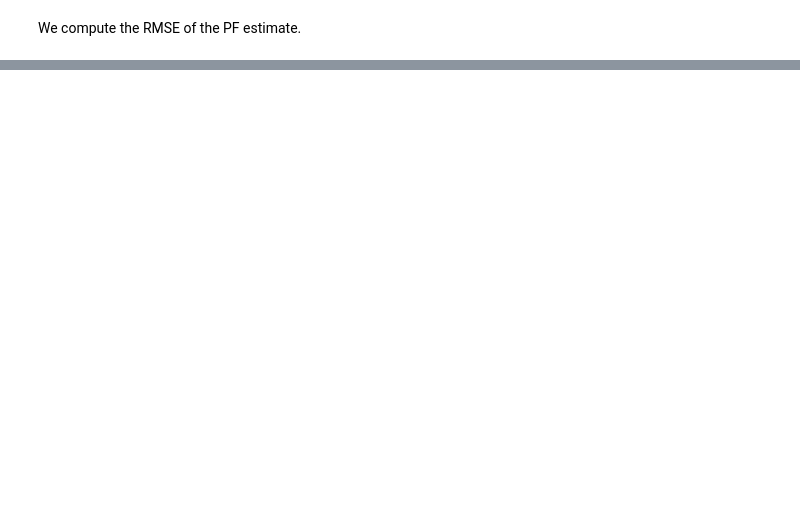
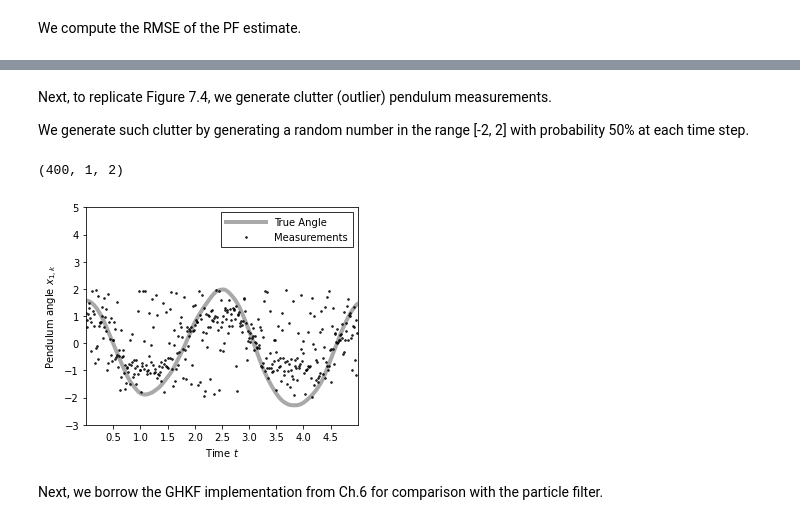
Before and after one commit to petergchang/sarkka-jax, a Jupyter notebook: Ch7.ipynb, the cells around one changed output, grey strips where cells are left out. Saved outputs shown, nothing was run; the diff lists cells and outputs as text; code cells hidden in the pictures; blank space fills up the shorter version.

Commit message:
Implement cluttered pendulum measurements

```diff
--- a/Ch7.ipynb
+++ b/Ch7.ipynb
@@ -75,6 +73,3 @@ plt.show()
 [figure]
 # %% [markdown]
 ##7.4 Sequential Importance Resampling
-# %%
-weights = jnp.ones(10) / 10
-key, subkey = jr.split(jr.PRNGKey(0), 2)
@@ -139,9 +121,9 @@ def bootstrap_pf(key, m_0, P_0, f, h, Q, R, Y, n_particles):
     )
     return ws, ps
 # %%
-key = jr.PRNGKey(0)
+key, subkey = jr.split(key, 2)
 P_0 = jnp.eye(m_0.shape[-1])*0.1
-n_particles = 1000
+n_particles = 2000
 _, particles_pf = bootstrap_pf(key, m_0, P_0, f, h, Q, r, obs, n_particles)
 m_pf = jnp.mean(particles_pf, axis=1)
 # %%
@@ -172,0 +160,50 @@ print(f'The standard deviation of measurement noise is: {jnp.sqrt(r):.2f}')
+# %% [markdown]
+Next, to replicate Figure 7.4, we generate clutter (outlier) pendulum measurements.
+
+We generate such clutter by generating a random number in the range [-2, 2] with probability 50% at each time step.
+# %%
+states.shape
+# %% [output]
+(400, 1, 2)
+# %%
+# Function to simulate pendulum
+def simulate_pendulum_clutter(key, h, r, states, c_range, c_prob):
+    def clutter(state, rng):
+        key1, key2, key3 = jr.split(rng, 3)
+        # Uncluttered observation
+        obs_u = h(state) + jr.normal(key1) * r
+        # # Cluttered observation
+        obs_c = jnp.array([jr.uniform(key2, minval=-c_range, maxval=c_range)])
+        # Clutter with probability c_prob
+        obs = jr.choice(key3, jnp.array([obs_u, obs_c]),
+                        p=jnp.array([c_prob, 1-c_prob]))
+        return obs
+
+    steps = states.shape[0]
+    rngs = jr.split(key, steps)
+    clutter_vec = jax.vmap(clutter, (0, 0), 0)
+    return clutter_vec(states, rngs)
+# %%
+key = jr.PRNGKey(0)
+# Simulate cluttered pendulum angle
+obs_c = simulate_pendulum_clutter(key, h, r, states, 2, 0.5)
+# %%
+# Create time grid for plotting
+time_grid = jnp.arange(0.0, 5.0, step=dt)
+
+# Plot the generated data
+plt.figure()
+plt.plot(time_grid, states[:,0,0], color='darkgray', linewidth=4, label="True Angle")
+plt.plot(time_grid, obs_c, 'ok', fillstyle='none', ms=1.5, label='Measurements')
+# plt.plot(m_kf[:,0], m_kf[:,1], color='k', linewidth=1.5, label="Filter Estimate")
+plt.xlabel('Time $t$'); plt.ylabel('Pendulum angle $x_{1,k}$')
+plt.xlim(0, 5); plt.ylim(-3, 5)
+plt.xticks(jnp.arange(0.5, 4.6, 0.5))
+plt.yticks(jnp.arange(-3, 5.1, 1))
+plt.gca().set_aspect(0.5)
+plt.legend(loc=1, borderpad=0.5, handlelength=4, fancybox=False, edgecolor='k');
+plt.show()
+# %% [output]
+[figure, added]
+# %% [markdown]
+Next, we borrow the GHKF implementation from Ch.6 for comparison with the particle filter.
```
Also changed, not shown: parts of 5 cells of this notebook.
